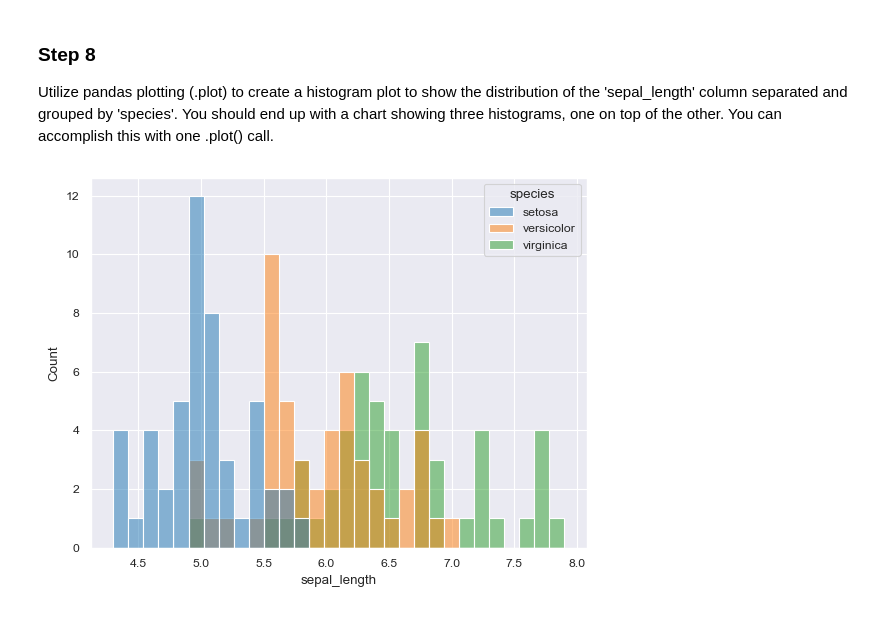
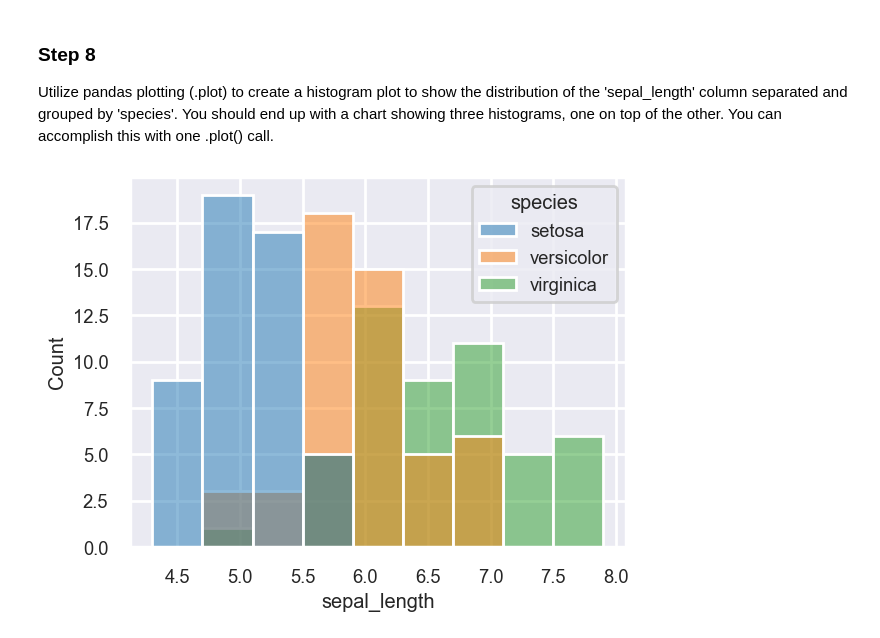
Before and after one commit to marhas109/ad02_mod6, a Jupyter notebook: SeabornPandas.ipynb, the cells around one changed output. Saved outputs shown, nothing was run; the diff lists cells and outputs as text; code cells hidden in the pictures.

```diff
--- a/SeabornPandas.ipynb
+++ b/SeabornPandas.ipynb
@@ -231,8 +231,8 @@ Utilize pandas plotting (.plot) to create a histogram plot to show the distribut
 # %%
 # CodeGrade step8
 # Replace None with your code
 
 # Plot
-histplot2 = sns.histplot(data=iris, x='sepal_length', bins=30, hue='species')
+histplot2 = sns.histplot(data=iris, x='sepal_length', hue='species')
 # %% [output]
-[figure, old version]
+[figure, new version]
```
Also changed, not shown: parts of 2 cells of this notebook.
